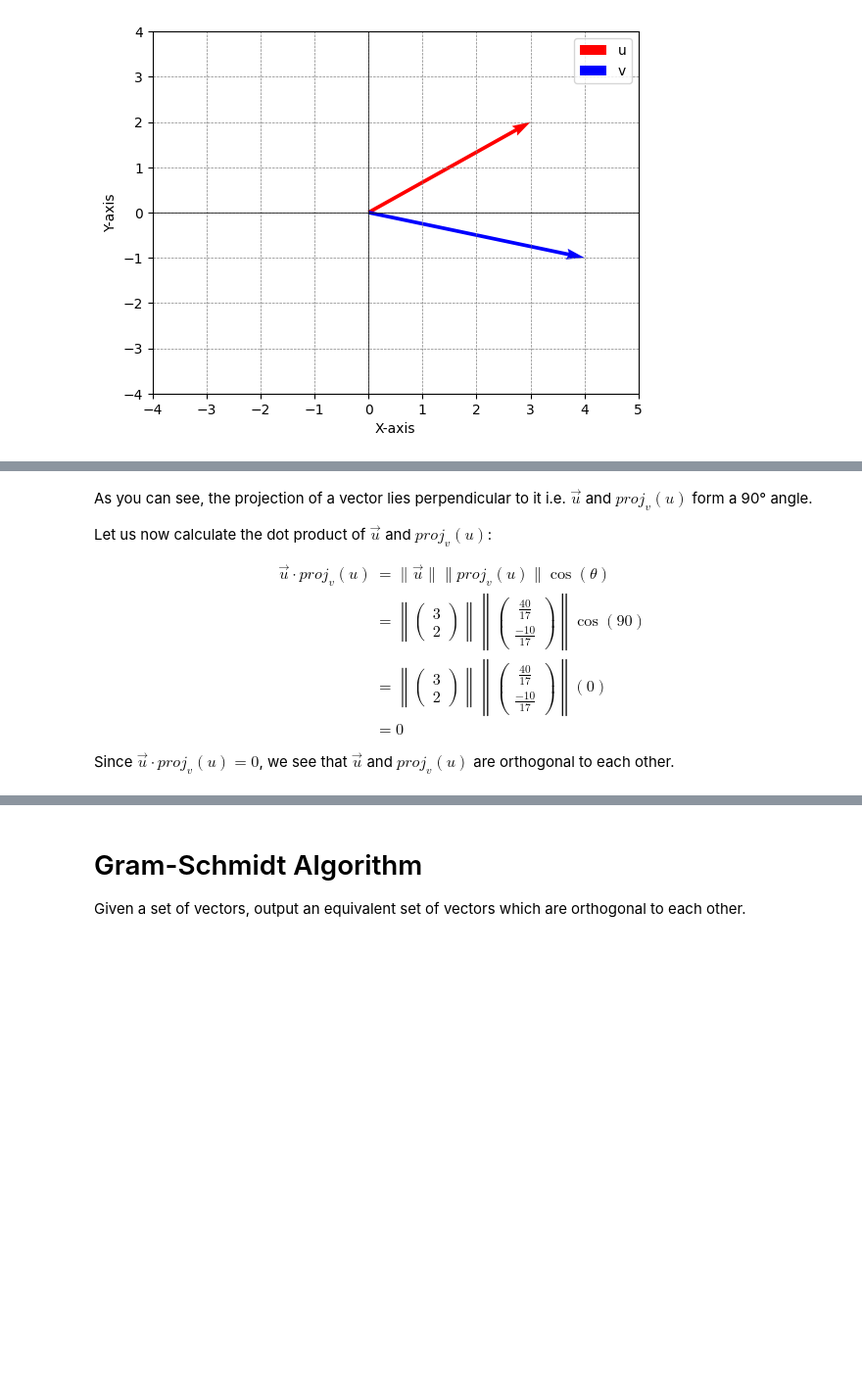
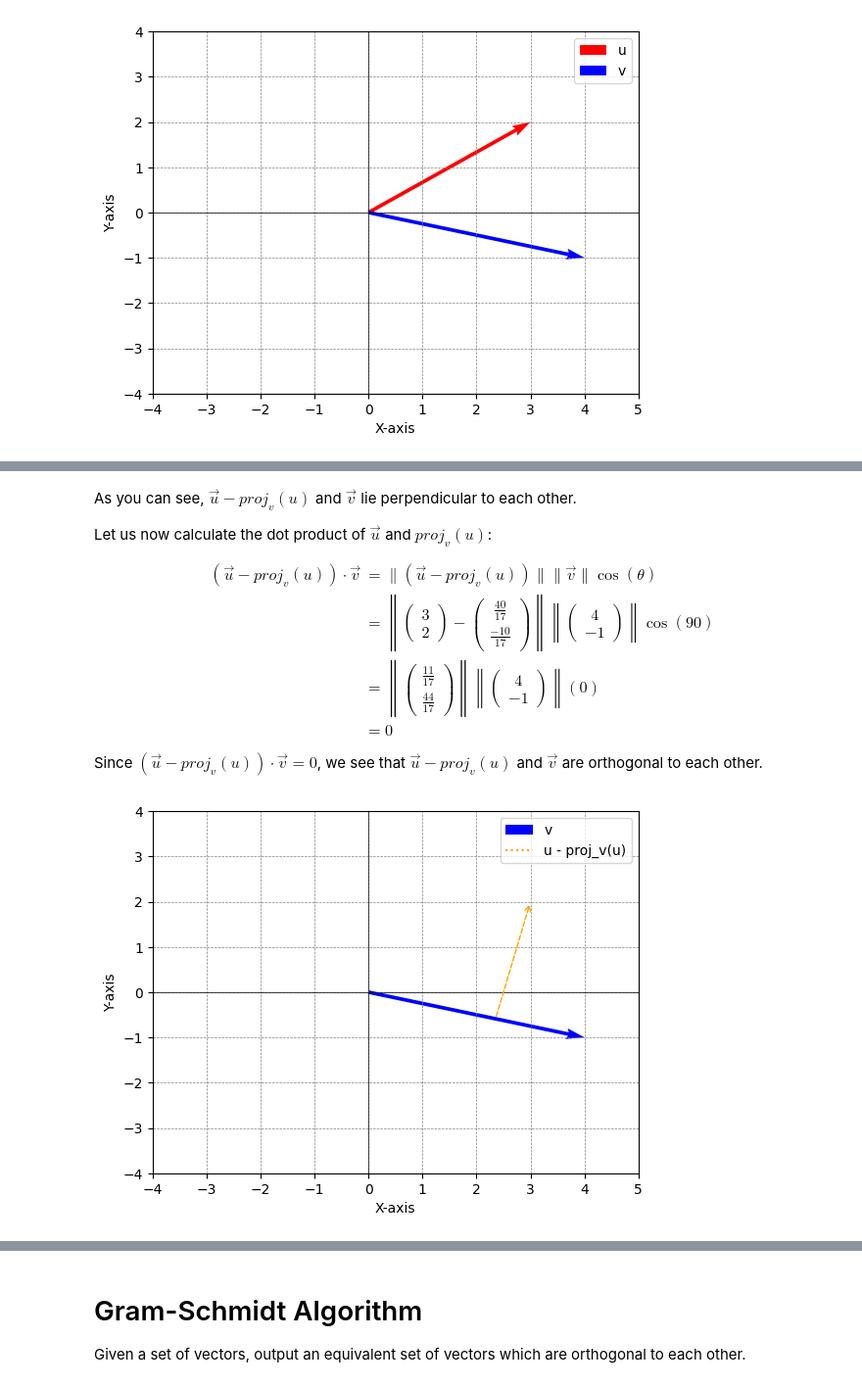
Before and after one commit to AshnahKhalidKhan/Quantum-FYP-Code, a Jupyter notebook: qgs_Tutorial_GM.ipynb, the cells around one changed output, grey strips where cells are left out. Shown: that part at 98% size. Cells and saved outputs as stored; diff of their text form; code cells hidden in the pictures; blank space fills up the shorter version.

```diff
--- a/qgs_Tutorial_GM.ipynb
+++ b/qgs_Tutorial_GM.ipynb
@@ -1084,35 +1114,64 @@ plt.show()
 # %% [markdown]
-As you can see, the projection of a vector lies perpendicular to it i.e. $\vec{u}$ and $proj_{v}(u)$ form a 90° angle.
+As you can see, $\vec{u} - proj_{v}(u)$ and $\vec{v}$ lie perpendicular to each other.
 
 Let us now calculate the dot product of $\vec{u}$ and $proj_{v}(u)$:
 
 \begin{align}
-  \vec{u} \cdot proj_{v}(u) &=
-    \|\vec{u}\|\|proj_{v}(u)\|\cos(θ)
+  (\vec{u} - proj_{v}(u)) \cdot \vec{v} &=
+    \|(\vec{u} - proj_{v}(u))\|\|\vec{v}\|\cos(θ)
   \\
   &=
     \left\lVert
       \begin{pmatrix} 3 \\ 2 \end{pmatrix}
-    \right\rVert
-    \left\lVert
+      -
       \begin{pmatrix}
         \frac{40}{17} \\ \frac{-10}{17}
       \end{pmatrix}
+    \right\rVert
+    \left\lVert
+      \begin{pmatrix} 4 \\ -1 \end{pmatrix}
     \right\rVert
     \cos(90)
   \\
   &=
     \left\lVert
-      \begin{pmatrix} 3 \\ 2 \end{pmatrix}
+      \begin{pmatrix} \frac{11}{17} \\ \frac{44}{17} \end{pmatrix}
     \right\rVert
     \left\lVert
-      \begin{pmatrix}
-        \frac{40}{17} \\ \frac{-10}{17}
-      \end{pmatrix}
+      \begin{pmatrix} 4 \\ -1 \end{pmatrix}
     \right\rVert
     (0)
   \\
   &= 0
 \end{align}
 
-Since $\vec{u} \cdot proj_{v}(u) = 0$, we see that $\vec{u}$ and $proj_{v}(u)$ are orthogonal to each other.
+Since $(\vec{u} - proj_{v}(u)) \cdot \vec{v} = 0$, we see that $\vec{u} - proj_{v}(u)$ and $\vec{v}$ are orthogonal to each other.
+# %%
+u = np.array([3, 2])
+v = np.array([4, -1])
+projection = (np.dot(u, v) / np.linalg.norm(v) ** 2) * v
+u_minus_projection = u - projection
+
+plt.figure()
+# plt.quiver(0, 0, u[0], u[1], angles = 'xy', scale_units = 'xy', scale = 1, color = 'r', label = 'u')
+plt.quiver(0, 0, v[0], v[1], angles = 'xy', scale_units = 'xy', scale = 1, color = 'b', label = 'v')
+# plt.quiver(0, 0, projection[0], projection[1], angles = 'xy', scale_units = 'xy', scale = 1, color = 'orange', label = 'proj_v(u)')
+# plt.quiver(projection[0], projection[1], u_minus_projection[0], u_minus_projection[1], angles = 'xy', scale_units = 'xy', scale = 1, color = 'orange', label = 'u - proj_v(u)')
+plt.plot([0, 0], [0, 0], linestyle = 'dotted', color = 'orange', label = 'u - proj_v(u)')
+plt.annotate('', xy = (u[0], u[1]), xytext = (projection[0], projection[1]), arrowprops = dict(arrowstyle = '->', linestyle = 'dashed', color = 'orange'))
+
+plt.xlim(-4, 5)
+plt.ylim(-4, 4)
+# plt.xlim(-1, 5)
+# plt.ylim(-3, 5)
+
+plt.xlabel('X-axis')
+plt.ylabel('Y-axis')
+plt.axhline(0, color = 'black',linewidth = 0.5)
+plt.axvline(0, color = 'black',linewidth = 0.5)
+plt.grid(color = 'gray', linestyle = '--', linewidth = 0.5)
+plt.legend()
+
+plt.show()
+# %% [output]
+[figure, added]
```
Also changed, not shown: parts of 19 cells of this notebook.
